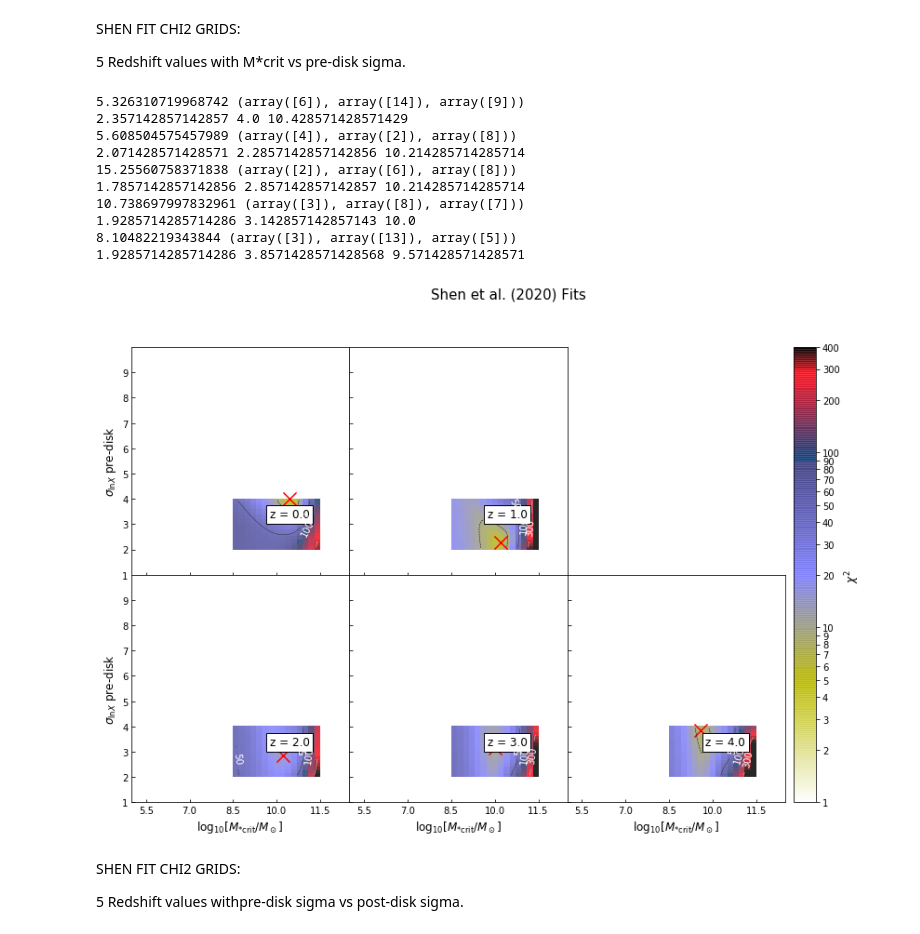
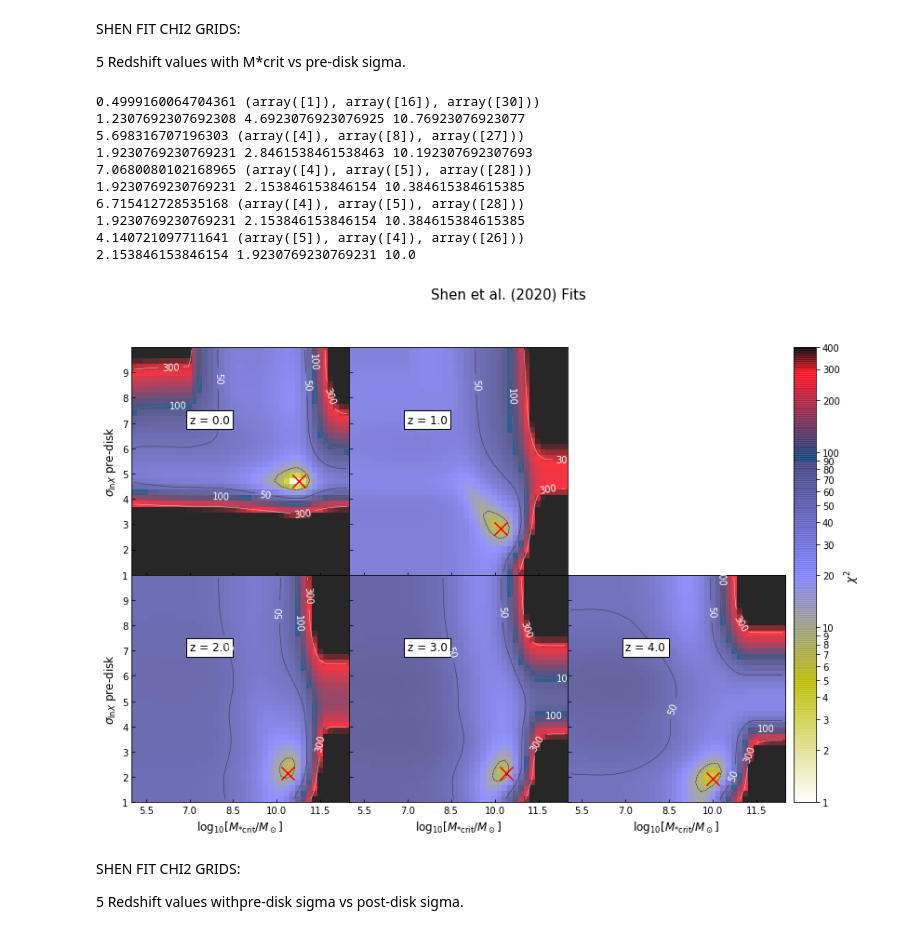
Before and after one commit to megantillman/get_QLF, a Jupyter notebook: best_fit_plots.ipynb, the cells around one changed output. Drawn from its saved outputs; the diff is of its cells as text; code cells hidden in the pictures.

```diff
--- a/best_fit_plots.ipynb
+++ b/best_fit_plots.ipynb
@@ -19,7 +22,7 @@ SHEN FIT CHI2 GRIDS:
 
 5 Redshift values with M*crit vs post-disk sigma.
 # %%
-def CHI2_POSTvsCRIT(FILE = "output/chi2_3pShenfit_15_nw_mk3.h5py"):
+def CHI2_POSTvsCRIT(FILE = "output/chi2_3pShenfit_40_nw_mk3.h5py"):
     fig = plt.figure(figsize=(15,9))
     gs = gridspec.GridSpec(2, 3)
 
@@ -77,7 +80,7 @@ def CHI2_POSTvsCRIT(FILE = "output/chi2_3pShenfit_15_nw_mk3.h5py"):
         cont = ax.contour(grid2d, extent = extent, origin = 'image',linewidths=.5,levels=[50,100,300],cmap='binary_r', vmin = 10, vmax = 400, norm=matplotlib.colors.BoundaryNorm(boundaries=[10,50,100,200,300,400], ncolors = 220))
         plt.clabel(cont, inline=True, fontsize=10, colors='w', fmt = '%d')
         ax.contour(grid2d, extent = extent, origin = 'image',linewidths=.5,levels=[10],cmap='binary_r', vmin = 10, vmax = 500, norm=matplotlib.colors.BoundaryNorm(boundaries=[10,50,100,200,300,400], ncolors = 220),linestyles='dashed')
-        ax.text(9.75,3.25,'z = '+str(z), bbox=props, fontsize=12)
+        ax.text(8.5,6,'z = '+str(z), bbox=props, fontsize=12)
 
 
     plt.suptitle('Shen et al. (2020) Fits',fontsize=15)
@@ -98,7 +101,7 @@ def CHI2_POSTvsCRIT(FILE = "output/chi2_3pShenfit_15_nw_mk3.h5py"):
 
     cbar = plt.colorbar(img, label=r'$\chi ^2$ ', pad = 0.01, ax = axes_l, format="%d").set_label(label=r'$\chi ^2$ ',size=12)
 
-    plt.savefig('plots/Chi2-plots/CHI2_SHEN_r15_post-v-crit.pdf')
+    plt.savefig('plots/Chi2-plots/CHI2_SHEN_r40_post-v-crit.pdf')
 
 
 CHI2_POSTvsCRIT()
@@ -119,7 +122,7 @@ SHEN FIT CHI2 GRIDS:
 
 5 Redshift values with M*crit vs pre-disk sigma.
 # %%
-def CHI2_POSTvsCRIT(FILE = "output/chi2_3pShenfit_15_nw_mk3.h5py"):
+def CHI2_POSTvsCRIT(FILE = "output/chi2_3pShenfit_40_nw_mk3.h5py"):
     fig = plt.figure(figsize=(15,9))
     gs = gridspec.GridSpec(2, 3)
 
@@ -174,46 +177,46 @@ def CHI2_POSTvsCRIT(FILE = "output/chi2_3pShenfit_15_nw_mk3.h5py"):
 
         norm = colors.LogNorm()
         img = ax.imshow(grid2d, cmap = 'gist_stern_r', interpolation = 'nearest', aspect='auto', extent = extent, norm=norm, vmin = 1, vmax=400, alpha=0.85)
         cont = ax.contour(grid2d, extent = extent, origin = 'image',linewidths=.5,levels=[50,100,300],cmap='binary_r', vmin = 10, vmax = 400, norm=matplotlib.colors.BoundaryNorm(boundaries=[10,50,100,200,300,400], ncolors = 220))
         plt.clabel(cont, inline=True, fontsize=10, colors='w', fmt = '%d')
         ax.contour(grid2d, extent = extent, origin = 'image',linewidths=.5,levels=[10],cmap='binary_r', vmin = 10, vmax = 500, norm=matplotlib.colors.BoundaryNorm(boundaries=[10,50,100,200,300,400], ncolors = 220),linestyles='dashed')
-        ax.text(9.75,3.25,'z = '+str(z), bbox=props, fontsize=12)
+        ax.text(7,7,'z = '+str(z), bbox=props, fontsize=12)
 
 
     plt.suptitle('Shen et al. (2020) Fits',fontsize=15)
     plt.subplots_adjust(wspace=0, hspace=0)
 
     plt.setp(axes_l[0].get_xticklabels(), visible=False)
     plt.setp(axes_l[1].get_xticklabels(), visible=False)
 
     axes_l[2].set_xlabel(xlabel,fontsize=12)
     axes_l[3].set_xlabel(xlabel,fontsize=12)
     axes_l[4].set_xlabel(xlabel,fontsize=12)
     axes_l[0].set_ylabel(ylabel,fontsize=12)
     axes_l[2].set_ylabel(ylabel,fontsize=12)
 
     plt.setp(axes_l[1].get_yticklabels(), visible=False)
     plt.setp(axes_l[3].get_yticklabels(), visible=False)
     plt.setp(axes_l[4].get_yticklabels(), visible=False)
 
     cbar = plt.colorbar(img, label=r'$\chi ^2$ ', pad = 0.01, ax = axes_l, format="%d").set_label(label=r'$\chi ^2$ ',size=12)
 
-    plt.savefig('plots/Chi2-plots/CHI2_SHEN_r15_pre-v-crit.pdf')
+    plt.savefig('plots/Chi2-plots/CHI2_SHEN_r40_pre-v-crit.pdf')
 
 
 CHI2_POSTvsCRIT()
 # %% [output]
-5.326310719968742 (array([6]), array([14]), array([9]))
-2.357142857142857 4.0 10.428571428571429
-5.608504575457989 (array([4]), array([2]), array([8]))
-2.071428571428571 2.2857142857142856 10.214285714285714
-15.25560758371838 (array([2]), array([6]), array([8]))
-1.7857142857142856 2.857142857142857 10.214285714285714
-10.738697997832961 (array([3]), array([8]), array([7]))
-1.9285714285714286 3.142857142857143 10.0
-8.10482219343844 (array([3]), array([13]), array([5]))
-1.9285714285714286 3.8571428571428568 9.571428571428571
+0.4999160064704361 (array([1]), array([16]), array([30]))
+1.2307692307692308 4.6923076923076925 10.76923076923077
+5.698316707196303 (array([4]), array([8]), array([27]))
+1.9230769230769231 2.8461538461538463 10.192307692307693
+7.0680080102168965 (array([4]), array([5]), array([28]))
+1.9230769230769231 2.153846153846154 10.384615384615385
+6.715412728535168 (array([4]), array([5]), array([28]))
+1.9230769230769231 2.153846153846154 10.384615384615385
+4.140721097711641 (array([5]), array([4]), array([26]))
+2.153846153846154 1.9230769230769231 10.0
-[figure, old version]
+[figure, new version]
 # %% [markdown]
 SHEN FIT CHI2 GRIDS:
 
```
Also changed, not shown: parts of 18 cells of this notebook, 9 other files.
